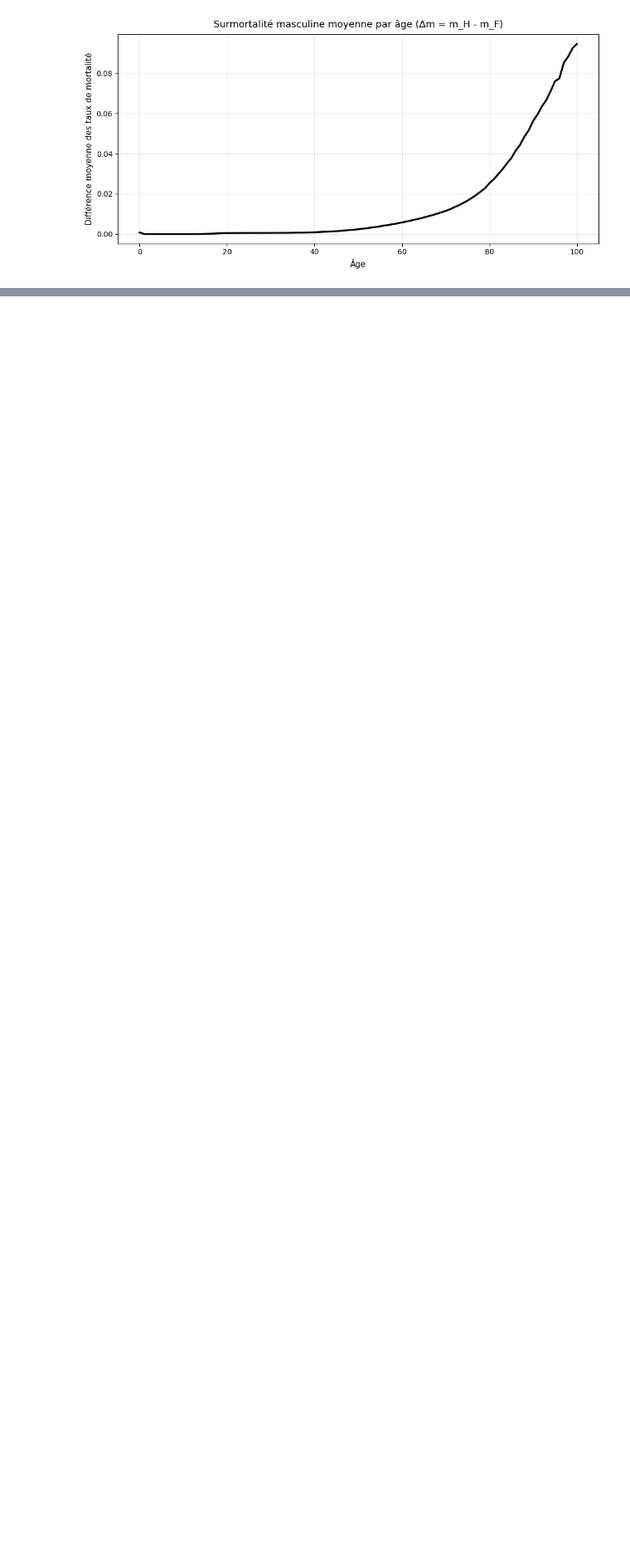
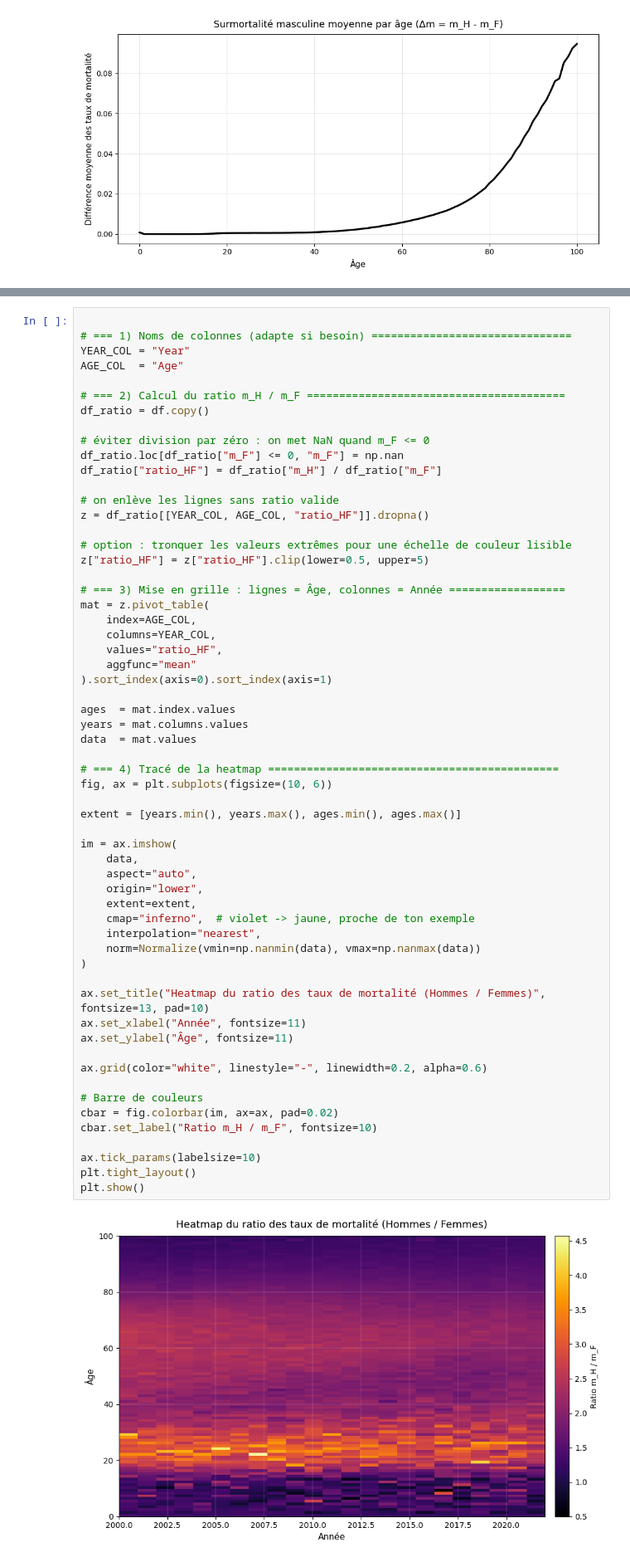
Before and after one commit to Salah10-source/Python-Project-Mortality, a Jupyter notebook: Python-Project/notbokes/notebooks/demo.ipynb, the cells around one changed output, grey strips where cells are left out. Shown at 83% size. Cells and saved outputs as stored; diff of their text form; blank space fills up the shorter version.

```diff
--- a/Python-Project/notbokes/notebooks/demo.ipynb
+++ b/Python-Project/notbokes/notebooks/demo.ipynb
@@ -840 +829,62 @@ Cette courbe montre que la surmortalité masculine est quasi inexistante aux tr
 Cette dynamique est liée à la fois à des facteurs biologiques et comportementaux, et reflète une longévité structurellement plus faible chez les hommes.
+# %%
+
+# === 1) Noms de colonnes (adapte si besoin) ===============================
+YEAR_COL = "Year"
+AGE_COL  = "Age"
+
+# === 2) Calcul du ratio m_H / m_F ========================================
+df_ratio = df.copy()
+
+# éviter division par zéro : on met NaN quand m_F <= 0
+df_ratio.loc[df_ratio["m_F"] <= 0, "m_F"] = np.nan
+df_ratio["ratio_HF"] = df_ratio["m_H"] / df_ratio["m_F"]
+
+# on enlève les lignes sans ratio valide
+z = df_ratio[[YEAR_COL, AGE_COL, "ratio_HF"]].dropna()
+
+# option : tronquer les valeurs extrêmes pour une échelle de couleur lisible
+z["ratio_HF"] = z["ratio_HF"].clip(lower=0.5, upper=5)
+
+# === 3) Mise en grille : lignes = Âge, colonnes = Année ==================
+mat = z.pivot_table(
+    index=AGE_COL,
+    columns=YEAR_COL,
+    values="ratio_HF",
+    aggfunc="mean"
+).sort_index(axis=0).sort_index(axis=1)
+
+ages  = mat.index.values
+years = mat.columns.values
+data  = mat.values
+
+# === 4) Tracé de la heatmap =============================================
+fig, ax = plt.subplots(figsize=(10, 6))
+
+extent = [years.min(), years.max(), ages.min(), ages.max()]
+
+im = ax.imshow(
+    data,
+    aspect="auto",
+    origin="lower",
+    extent=extent,
+    cmap="inferno",  # violet -> jaune, proche de ton exemple
+    interpolation="nearest",
+    norm=Normalize(vmin=np.nanmin(data), vmax=np.nanmax(data))
+)
+
+ax.set_title("Heatmap du ratio des taux de mortalité (Hommes / Femmes)", fontsize=13, pad=10)
+ax.set_xlabel("Année", fontsize=11)
+ax.set_ylabel("Âge", fontsize=11)
+
+ax.grid(color="white", linestyle="-", linewidth=0.2, alpha=0.6)
+
+# Barre de couleurs
+cbar = fig.colorbar(im, ax=ax, pad=0.02)
+cbar.set_label("Ratio m_H / m_F", fontsize=10)
+
+ax.tick_params(labelsize=10)
+plt.tight_layout()
+plt.show()
+# %% [output]
+[figure, added]
```
Also changed, not shown: parts of 11 cells of this notebook, 1 other file.
